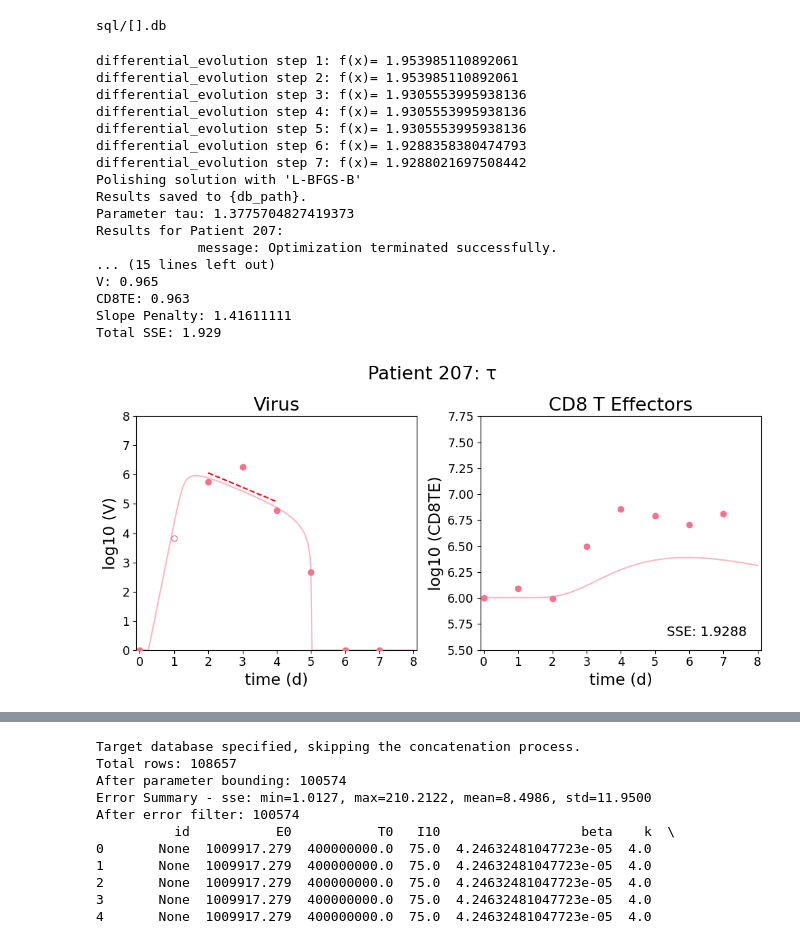
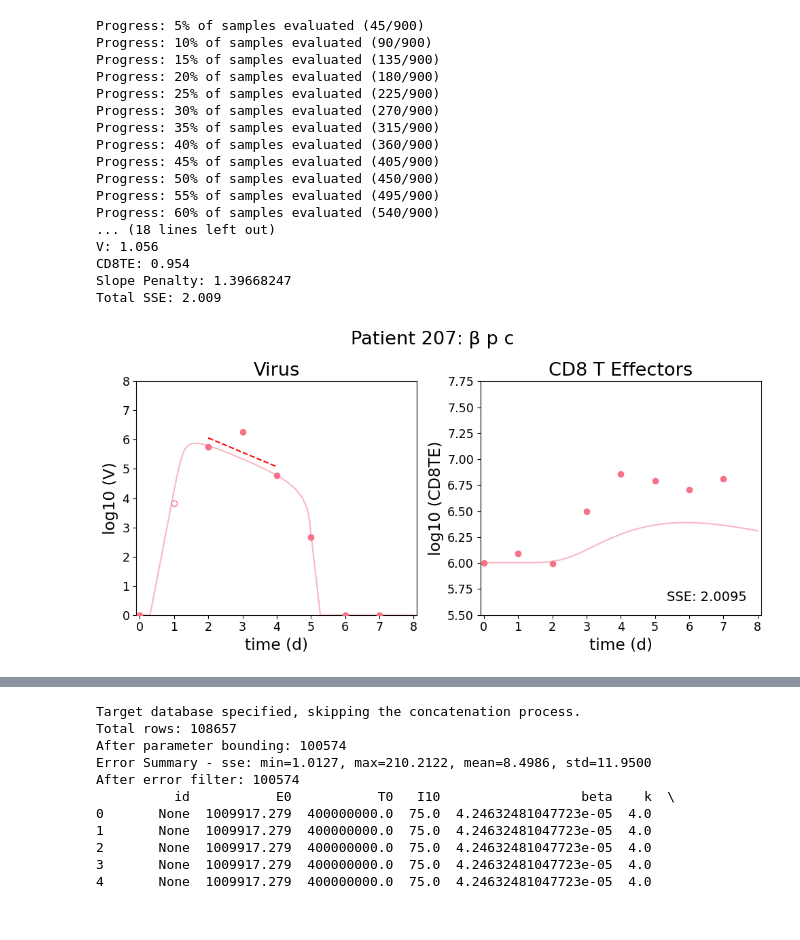
Before and after one commit to DoctorGoose/VirtualPatient, a Jupyter notebook: python/Patient_207 copy 2.ipynb, the cells around one changed output, grey strips where cells are left out. Saved outputs shown, nothing was run; the diff lists cells and outputs as text; code cells hidden in the pictures.

Commit message:
Viral parameter exploration checkpoint

```diff
--- a/python/Patient_207 copy 2.ipynb
+++ b/python/Patient_207 copy 2.ipynb
@@ -188,12 +188,6 @@ def ASA(objective_function, x0, bounds, maxiter=100, initial_temp=1.0, cooling_r
     success = local_result.success
 
     return OptimizeResult(x=final_solution, fun=final_cost, nfev=nfev, success=success)
-# %%
-path=
-db_path = f'sql/{path}.db'
-print(db_path)
-# %% [output]
-sql/[].db
 # %%
 # Infrastructure functions
 def calculate_mean_patient_data(patients, data_key):
@@ -1290,61 +1284,61 @@ subplot_configuration = [
 
 parameters = Parameters(
     E0=Parameter(name='E0', val=3.47E5, l_lim=1E4, u_lim=1E6, method='file', space='log10'), # MP 3.47E5
-    T0=Parameter(name='T0', val=4E8, l_lim=1E8, u_lim=1E10, method='fixed', space='log10'), # MP 4E8
+    T0=Parameter(name='T0', val=4E8, l_lim=1E6, u_lim=1E10, method='fixed', space='log10'), # MP 4E8
     I10=Parameter(name='I10', val=75, l_lim=1, u_lim=1E3, method='fixed', space='log10'), # MP 75
-    beta=Parameter(name='beta', val=1.0888E-4, l_lim=1E-9, u_lim=1E-1, method='file', space='log10'), # MP 1.0888E-4
+    beta=Parameter(name='beta', val=1.0888E-4, l_lim=1E-5, u_lim=1E-3, method='fit', space='log10'), # MP 1.0888E-4
     k=Parameter(name='k', val=4.0, l_lim=1.0, u_lim=10.0, method='fixed', space='log10'), # MP 4
-    p=Parameter(name='p', val=0.02978, l_lim=1E-3, u_lim=100, method='file', space='log10'), # MP 0.02978
-    c=Parameter(name='c', val=13.934, l_lim=0.1, u_lim=1000, method='file', space='log10'), # MP 13.934
+    p=Parameter(name='p', val=2.978E-2, l_lim=1E-3, u_lim=1E-1, method='fit', space='log10'), # MP 0.02978
+    c=Parameter(name='c', val=13.934, l_lim=1.0, u_lim=100, method='fit', space='log10'), # MP 13.934
     delta=Parameter(name='delta', val=0.96, l_lim=0.4, u_lim=2.5, method='file', space='log10'), # MP 0.96
     xi=Parameter(name='xi', val=0.1198, l_lim=1E-2, u_lim=1, method='fixed', space='log10'), # MP 0.1198
     a=Parameter(name='a', val=0.3615, l_lim=1E-2, u_lim=1, method='fixed', space='log10'), # MP 0.3615
-    tau=Parameter(name='tau', val=1.38, l_lim=0.5, u_lim=5, method='fit', space='log10'), # MP 1.38
+    tau=Parameter(name='tau', val=1.38, l_lim=0.5, u_lim=5, method='fixed', space='log10'), # MP 1.38
     d_E=Parameter(name='d_E', val=1.25, l_lim=0.5, u_lim=8, method='fixed', space='log10'), # MP 1.25
-    delta_E=Parameter(name='delta_E', val=8.939, l_lim=1E-1, u_lim=1E2, method='fixed', space='log10'), # MP 8.939
-    K_delta_E=Parameter(name='K_delta_E', val=13019, l_lim=1E2, u_lim=1E6, method='fixed', space='log10'), # MP 13019
+    delta_E=Parameter(name='delta_E', val=8.939, l_lim=1, u_lim=25, method='fixed', space='log10'), # MP 8.939
+    K_delta_E=Parameter(name='K_delta_E', val=1.3E4, l_lim=1E4, u_lim=1E5, method='fixed', space='log10'), # MP 13019
 )
-title=None
-method='differential_evolution'
+method='halton'
 patients = Patients(ids=ids, df=df_Rahil, t_span=t_span, parameters=parameters, states=states, parameter_file='LCT.xlsx')
-results = patients.optimize_parameters(method=method, verbose=True, path='tau')
+results = patients.optimize_parameters(method='halton', verbose=True, path='viral')
+
 
 for result, patient in results:
     print(f"Results for Patient {patient.id}:")
     print(result)
     if method=='differential_evolution' and result is not None:
         print(np.std(result.population_energies))
         print(np.mean(result.population_energies))
     # Only print parameters that were actually fit
     fit_parameters = {name: param for name, param in patient.parameters._parameters.items() if param.method == 'fit'}
     for param_name, param in fit_parameters.items():
         print(f"Parameter {param_name} optimized to {param.val}")
 
     for idx, state in enumerate(patient.states):
         state_label = state['label']
         if state.get('sse', True) or state_label in ['CD8TE', 'V']:
             print(f"{state_label}: {patient.sse_statewise[idx]:.3f}")
     print(f"Slope Penalty: {patient.sse_statewise[-1]:.8f}")
     print(f"Total SSE: {patient.sse:.3f}")
     print()
-plot(results, subplot_configuration, title=title,group=False, save=True)
+plot(results, subplot_configuration, title=None,group=False, save=True)
 # %% [output]
-differential_evolution step 1: f(x)= 1.953985110892061
-differential_evolution step 2: f(x)= 1.953985110892061
-differential_evolution step 3: f(x)= 1.9305553995938136
-differential_evolution step 4: f(x)= 1.9305553995938136
-differential_evolution step 5: f(x)= 1.9305553995938136
-differential_evolution step 6: f(x)= 1.9288358380474793
-differential_evolution step 7: f(x)= 1.9288021697508442
-Polishing solution with 'L-BFGS-B'
-Results saved to {db_path}.
-Parameter tau: 1.3775704827419373
-Results for Patient 207:
-             message: Optimization terminated successfully.
-... (15 lines left out)
-V: 0.965
-CD8TE: 0.963
-Slope Penalty: 1.41611111
-Total SSE: 1.929
+Progress: 5% of samples evaluated (45/900)
+Progress: 10% of samples evaluated (90/900)
+Progress: 15% of samples evaluated (135/900)
+Progress: 20% of samples evaluated (180/900)
+Progress: 25% of samples evaluated (225/900)
+Progress: 30% of samples evaluated (270/900)
+Progress: 35% of samples evaluated (315/900)
+Progress: 40% of samples evaluated (360/900)
+Progress: 45% of samples evaluated (405/900)
+Progress: 50% of samples evaluated (450/900)
+Progress: 55% of samples evaluated (495/900)
+Progress: 60% of samples evaluated (540/900)
+... (18 lines left out)
+V: 1.056
+CD8TE: 0.954
+Slope Penalty: 1.39668247
+Total SSE: 2.009
-[figure, old version]
+[figure, new version]
 # %%
```
Also changed, not shown: parts of 3 cells of this notebook, 11 other files.
